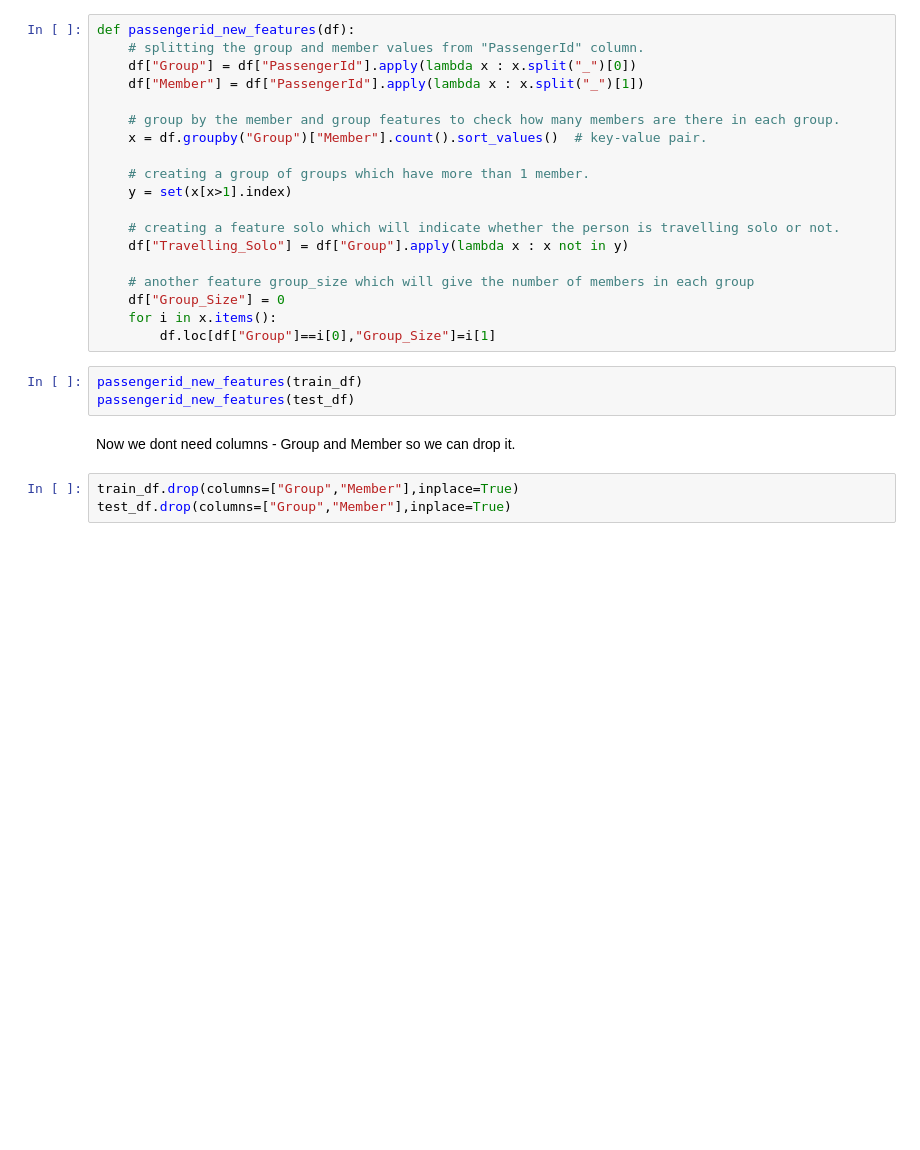
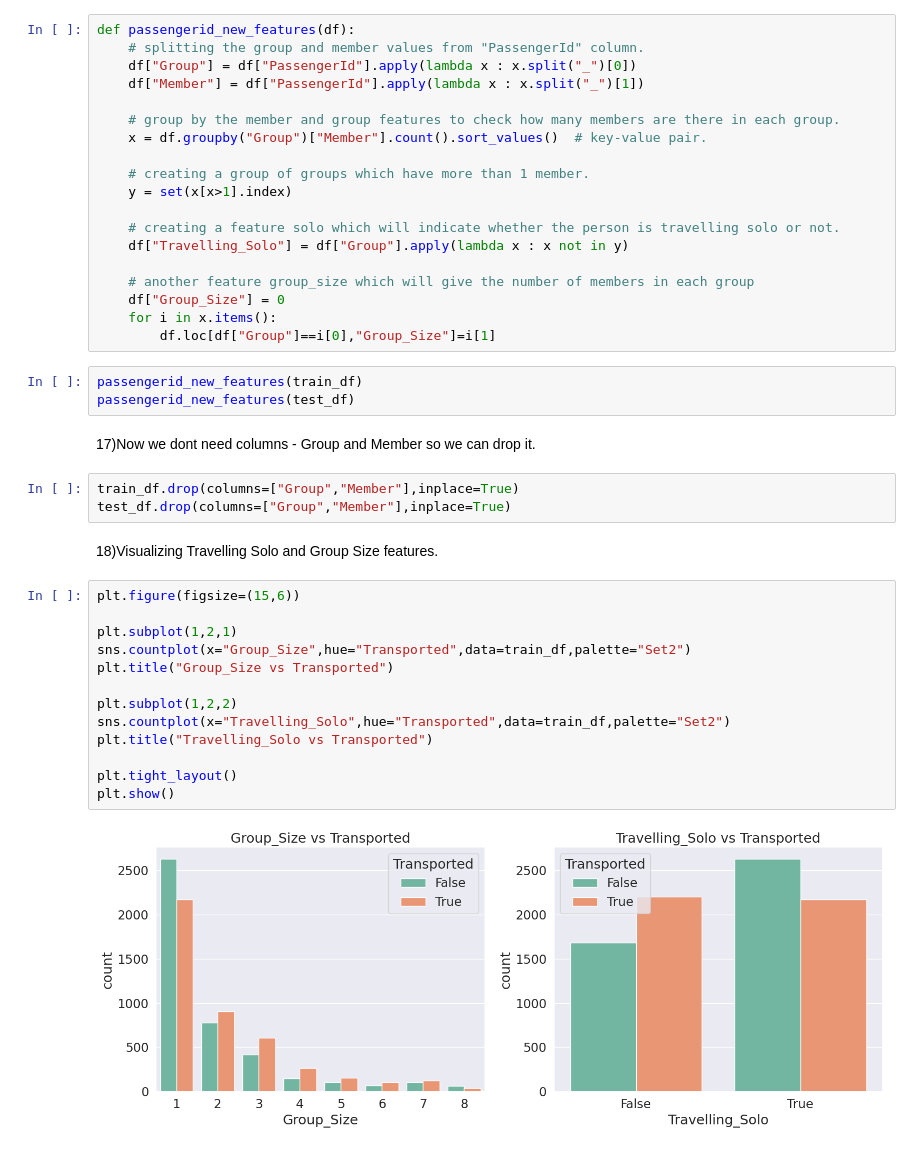
Before and after one commit to santr4/ml_projects, a Jupyter notebook: Spaceship Titanic/Spaceship_Titanic.ipynb, the cells around one changed output. Saved outputs shown, nothing was run; the diff lists cells and outputs as text; blank space fills up the shorter version.

Commit message:
Visualizing Group_Size and Travelling_Solo

```diff
--- a/Spaceship Titanic/Spaceship_Titanic.ipynb
+++ b/Spaceship Titanic/Spaceship_Titanic.ipynb
@@ -380,7 +380,24 @@ def passengerid_new_features(df):
 passengerid_new_features(train_df)
 passengerid_new_features(test_df)
 # %% [markdown]
-Now we dont need columns - Group and Member so we can drop it.
+17)Now we dont need columns - Group and Member so we can drop it.
 # %%
 train_df.drop(columns=["Group","Member"],inplace=True)
 test_df.drop(columns=["Group","Member"],inplace=True)
+# %% [markdown]
+18)Visualizing Travelling Solo and Group Size features.
+# %%
+plt.figure(figsize=(15,6))
+
+plt.subplot(1,2,1)
+sns.countplot(x="Group_Size",hue="Transported",data=train_df,palette="Set2")
+plt.title("Group_Size vs Transported")
+
+plt.subplot(1,2,2)
+sns.countplot(x="Travelling_Solo",hue="Transported",data=train_df,palette="Set2")
+plt.title("Travelling_Solo vs Transported")
+
+plt.tight_layout()
+plt.show()
+# %% [output]
+[figure, added]
```
Also changed, not shown: parts of 1 cell of this notebook.
